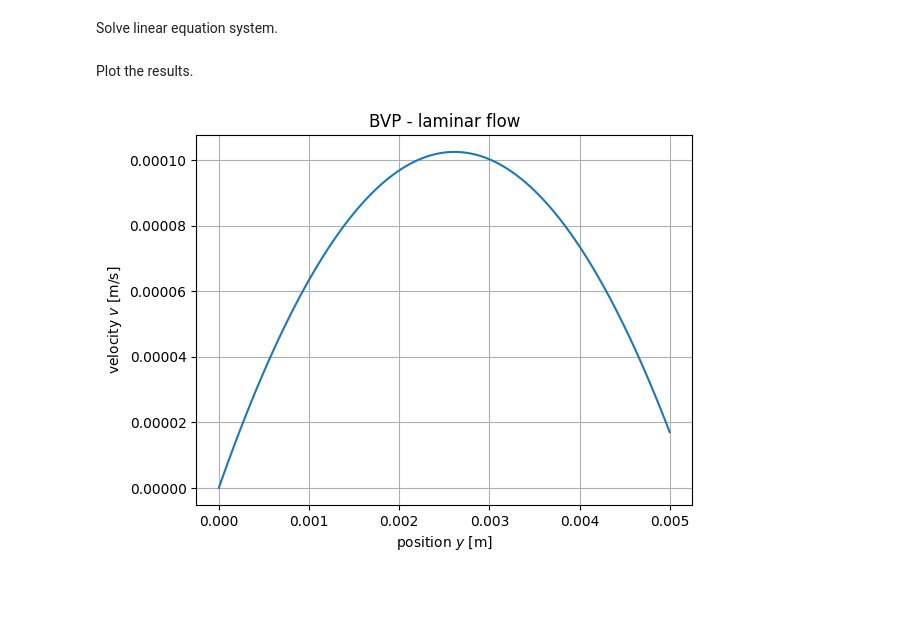
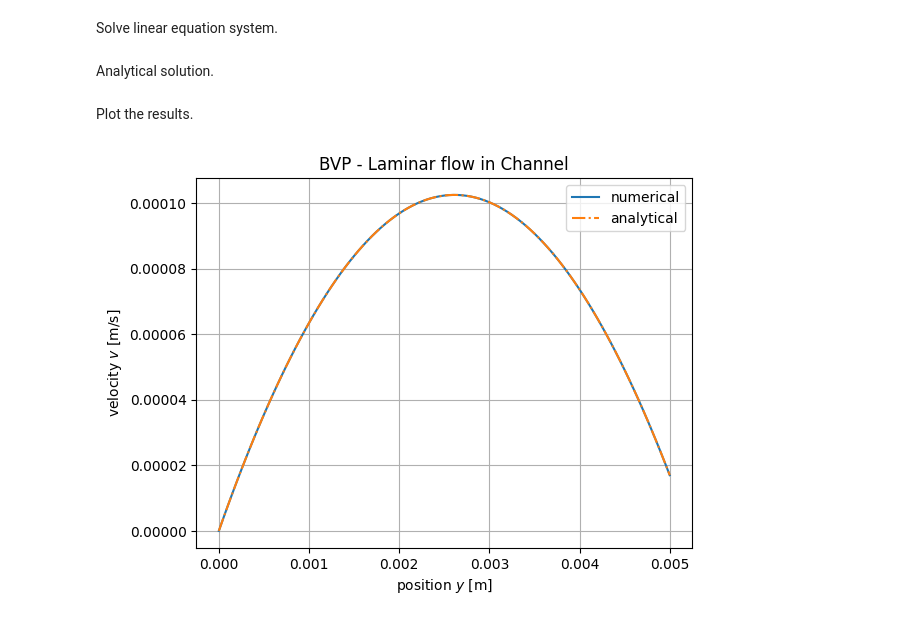
Before and after one commit to process-intelligence-research/computational_practicum_lecture_coding, a Jupyter notebook: q1_lecture_6/00_finite_difference_BVP.ipynb, the cells around one changed output. Saved outputs shown, nothing was run; the diff lists cells and outputs as text; code cells hidden in the pictures; blank space fills up the shorter version.

```diff
--- a/q1_lecture_6/00_finite_difference_BVP.ipynb
+++ b/q1_lecture_6/00_finite_difference_BVP.ipynb
@@ -105,15 +105,21 @@ v[1:-1] = np.linalg.solve(A,b)
 
 # boundary value
 v[-1] = v_up
+# %% [markdown]
+Analytical solution.
+# %%
+v_ana = 1/2/mu*(-dPdx)*y*(B-y) + v_up/B*y
 # %% [markdown]
 Plot the results.
 # %%
 fig  = plt.figure()
-plt.plot(y, v)
+plt.plot(y, v, label='numerical')
+plt.plot(y, v_ana, linestyle='dashdot' , label='analytical')
 plt.xlabel("position $y$ [m]")
 plt.ylabel("velocity $v$ [m/s]")
-plt.title("BVP - laminar flow")
+plt.title("BVP - Laminar flow in Channel")
+plt.legend()
 plt.grid()
 plt.show()
 # %% [output]
-[figure, old version]
+[figure, new version]
```
Also changed, not shown: parts of 1 cell of this notebook, 1 other file.
